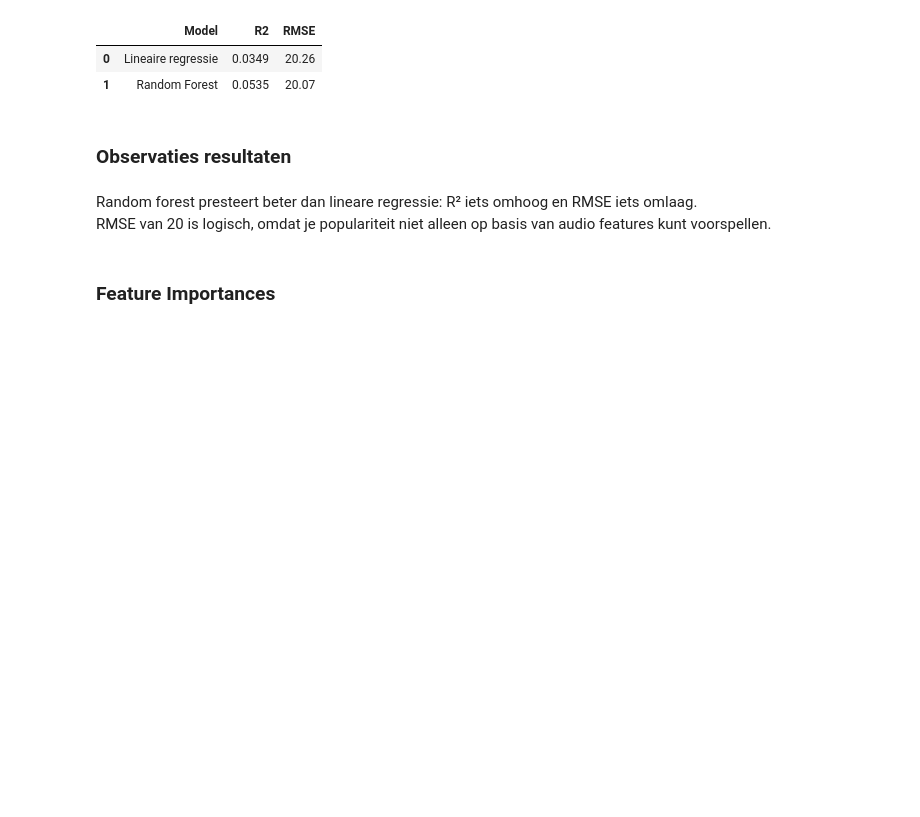
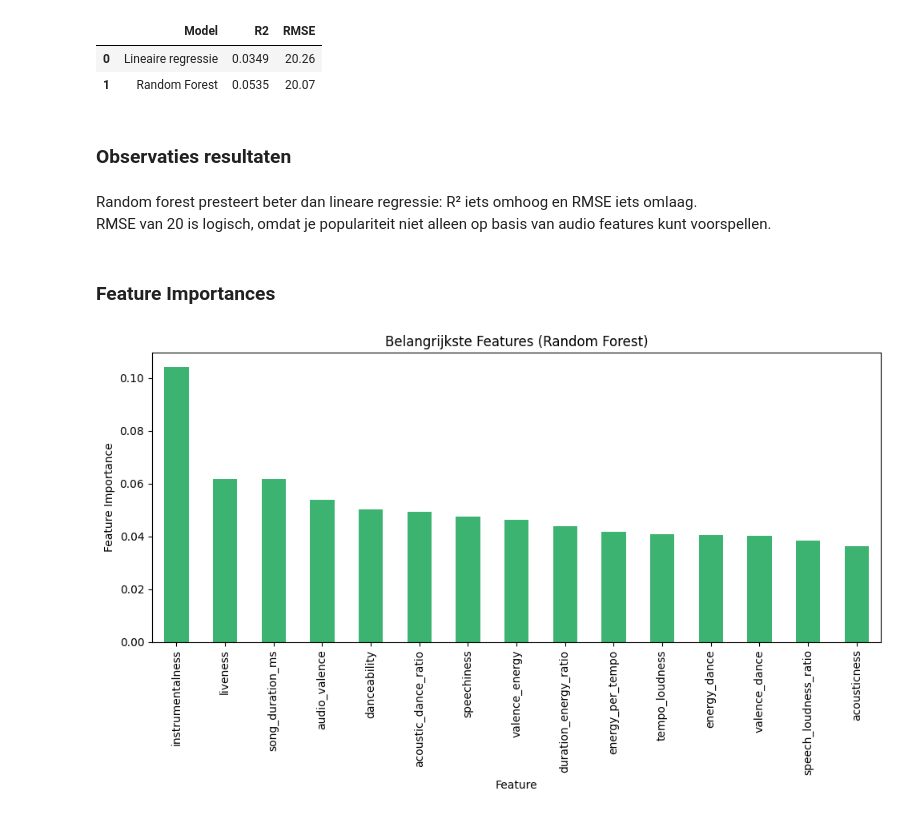
Before and after one commit to OdessaA/DataScience_SongPrediction, a Jupyter notebook: Prep & model.ipynb, the cells around one changed output. Drawn from its saved outputs; the diff is of its cells as text; code cells hidden in the pictures; blank space fills up the shorter version.

Commit message:
Feature Importances toegevoegd

```diff
--- a/Prep & model.ipynb
+++ b/Prep & model.ipynb
@@ -372,6 +375,8 @@ n_estimators = 370
 
 <br>
 Cross-val R²: 0.05775448946909154
+# %%
+grid_search = joblib.load("grid_search_rf.pkl")
 # %% [markdown]
 ## Evaluatie test data
 # %%
@@ -412,3 +417,25 @@ Random forest presteert beter dan lineare regressie: R² iets omhoog en RMSE iet
 RMSE van 20 is logisch, omdat je populariteit niet alleen op basis van audio features kunt voorspellen.
 # %% [markdown]
 ### Feature Importances
+# %%
+model = grid_search.best_estimator_.named_steps['model']
+importances = model.feature_importances_
+
+# Use helper to get feature names
+preprocessor = grid_search.best_estimator_.named_steps['preprocess']
+feature_names = get_feature_names_from_column_transformer(preprocessor)
+
+# Create series and sort
+feat_importance = pd.Series(importances, index=feature_names).sort_values(ascending=False)
+
+#Plot top 15 belangrijke features
+
+plt.figure(figsize=(10, 6))
+feat_importance.head(15).plot(kind='bar', color='mediumseagreen')
+plt.title("Belangrijkste Features (Random Forest)")
+plt.ylabel("Feature Importance")
+plt.xlabel("Feature")
+plt.tight_layout()
+plt.show()
+# %% [output]
+[figure, added]
```
Also changed, not shown: parts of 4 cells of this notebook.
